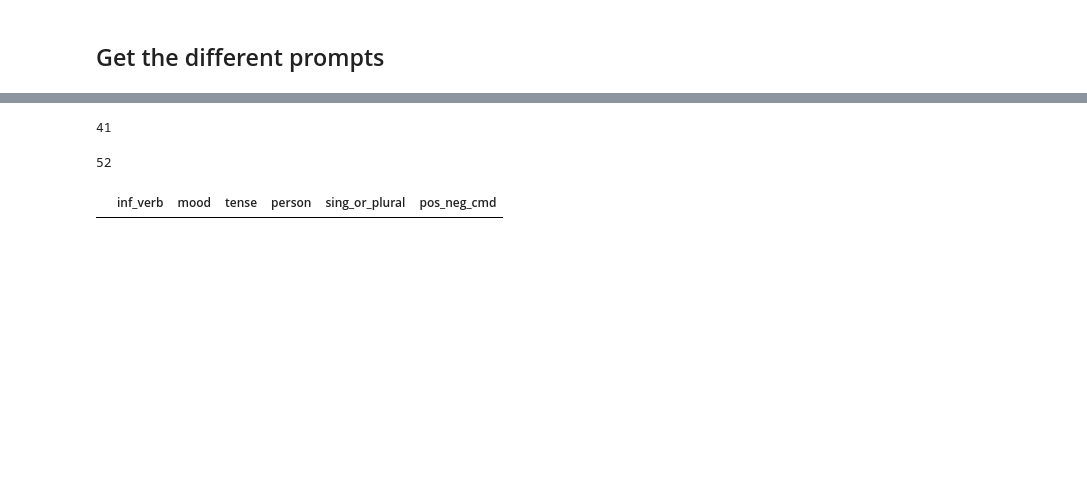
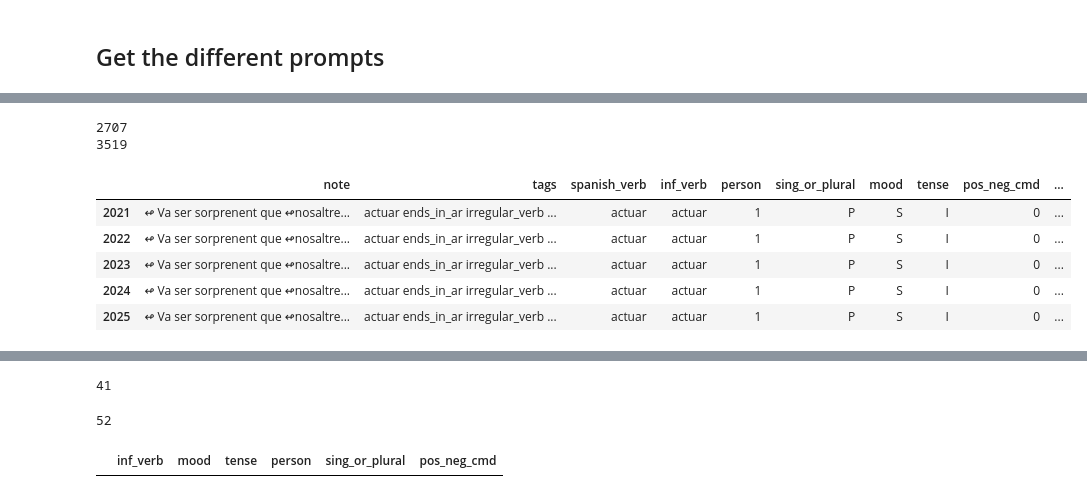
Before and after one commit to fairliereese/catalan_conjugation_deck, a Jupyter notebook: dev_sqtlite.ipynb, the cells around one changed output, grey strips where cells are left out. Drawn from its saved outputs; the diff is of its cells as text; code cells hidden in the pictures; blank space fills up the shorter version.

```diff
--- a/dev_sqtlite.ipynb
+++ b/dev_sqtlite.ipynb
@@ -274,0 +233,40 @@ array(['Mientras estoy estudiando…ella está ',
+# %%
+# add the catalan conjugations
+cat_conj_df = pd.read_csv('catalan_verbs_parsed.tsv', sep='\t', encoding='utf-8')
+cat_conj_df.loc[(cat_conj_df.inf_verb=='entendre')&\
+                (cat_conj_df.mood=='P')]
+# df.note.values[0]
+
+print(len(df.index))
+cat_conj_df.head()
+merge_cols = ['inf_verb', 'mood', 'tense', 'person',
+              'sing_or_plural', 'pos_neg_cmd']
+for c in merge_cols:
+    df[c] = df[c].astype(str)
+    cat_conj_df[c] = cat_conj_df[c].astype(str)
+df = df.merge(cat_conj_df,
+              how='left',
+              on=merge_cols)
+print(len(df.index))
+
+# # replace the infinitive and conjugated verb in the notes
+# df['pref'] = df.note.str.split('{{c1::', expand=True)[0]+'{{c1::'
+# df['suff'] = '…}}'+df.note.str.split('…}}', expand=True)[1]
+# df['cat_note'] df.pref+
+
+
+
+
+# # also make the question
+# %% [output]
+2707
+3519
+# %%
+df.loc[df.duplicated(subset=merge_cols, keep=False)].sort_values(by=merge_cols).head()
+# %% [output]
+|  | note | tags | spanish_verb | inf_verb | person | sing_or_plural | mood | tense | pos_neg_cmd | ... |
+| 2021 | ↫ Va ser sorprenent que ↫nosaltre... | actuar ends_in_ar irregular_verb ... | actuar | actuar | 1 | P | S | I | 0 | ... |
+| 2022 | ↫ Va ser sorprenent que ↫nosaltre... | actuar ends_in_ar irregular_verb ... | actuar | actuar | 1 | P | S | I | 0 | ... |
+| 2023 | ↫ Va ser sorprenent que ↫nosaltre... | actuar ends_in_ar irregular_verb ... | actuar | actuar | 1 | P | S | I | 0 | ... |
+| 2024 | ↫ Va ser sorprenent que ↫nosaltre... | actuar ends_in_ar irregular_verb ... | actuar | actuar | 1 | P | S | I | 0 | ... |
+| 2025 | ↫ Va ser sorprenent que ↫nosaltre... | actuar ends_in_ar irregular_verb ... | actuar | actuar | 1 | P | S | I | 0 | ... |
```
Also changed, not shown: parts of 26 cells of this notebook, 12 other files.
